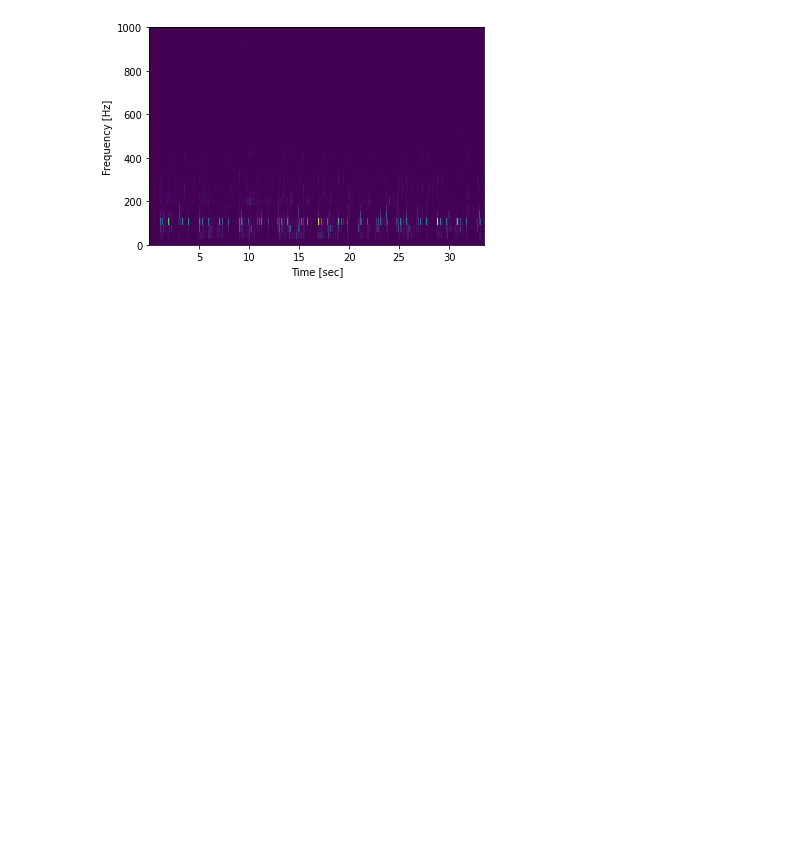
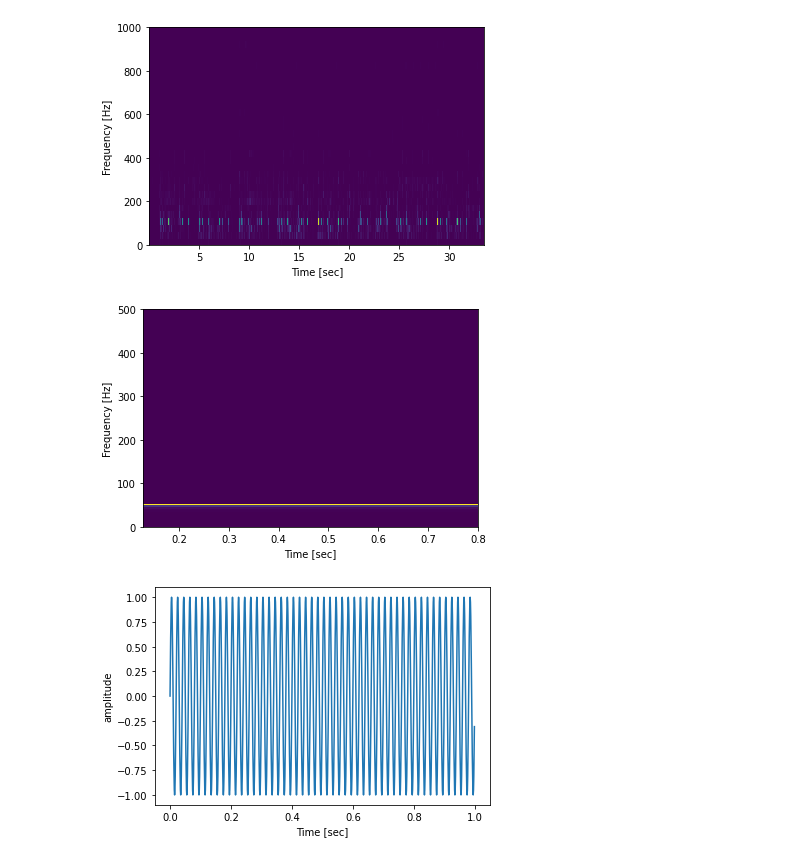
Before and after one commit to kacunningham413/pinniped_lab, a Jupyter notebook: interface_template.ipynb, the cells around one changed output. Saved outputs shown, nothing was run; the diff lists cells and outputs as text; code cells hidden in the pictures; blank space fills up the shorter version.

Commit message:
Basic sound generation set up

```diff
--- a/interface_template.ipynb
+++ b/interface_template.ipynb
@@ -4,3 +4,17 @@ s = Sound.sound_from_wav("/home/kanecunningham/PycharmProjects/pinniped_lab/test
 s.plot_spectrogram()
 # %% [output]
 [figure]
+# %%
+from masking_analysis.sound import Sound
+from masking_analysis.protos import sound_pb2, sound_generation_pb2
+
+sound_gen_config = sound_generation_pb2.SoundGenConfig()
+sound_gen_config.fs = 1000
+sound_gen_config.duration = 1
+sound_gen_config.pure_tone_config.center_freq = 50
+sound = Sound.sound_from_gen_config(sound_gen_config)
+sound.plot_spectrogram()
+sound.plot_time_series()
+# %% [output]
+[figure, added]
+[figure, added]
```
Also changed, not shown: 2 other files.
